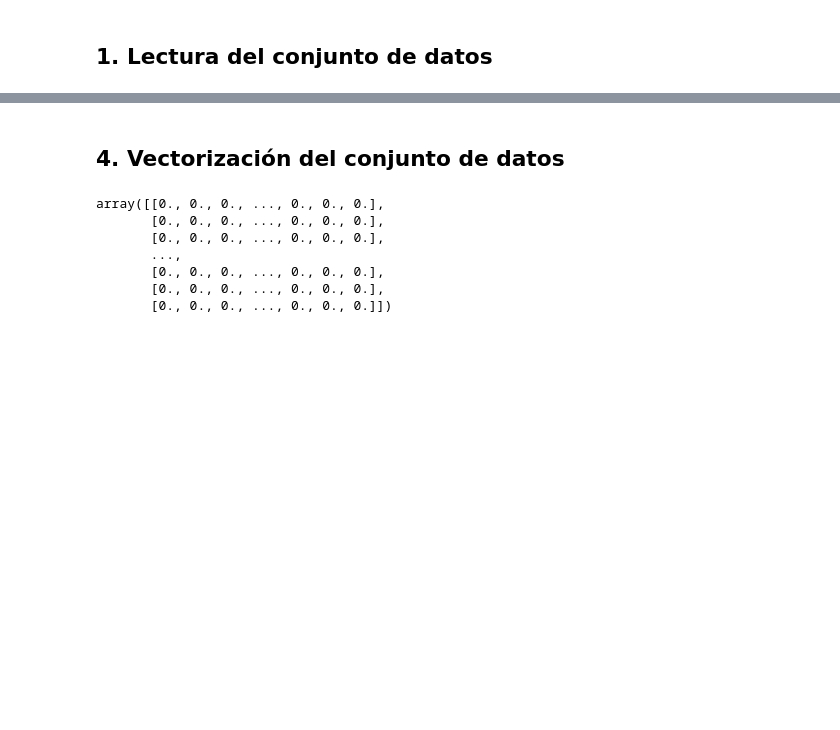
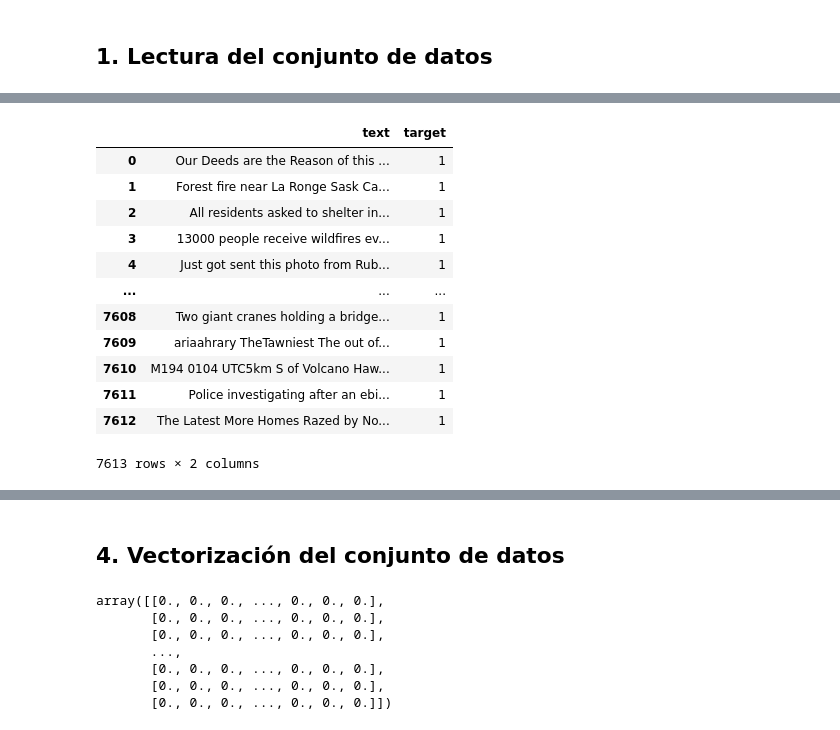
Before and after one commit to Enric-Gil-Gallen/NPL-with-Disaster-Tweets, a Jupyter notebook: notebooks/1-EDA/1-Praparacion_dataset.ipynb, the cells around one changed output, grey strips where cells are left out. Saved outputs shown, nothing was run; the diff lists cells and outputs as text; code cells hidden in the pictures; blank space fills up the shorter version.

```diff
--- a/notebooks/1-EDA/1-Praparacion_dataset.ipynb
+++ b/notebooks/1-EDA/1-Praparacion_dataset.ipynb
@@ -360,0 +61,17 @@ plt.show()
+# %%
+df_filtered.drop(axis=1, columns=["id", "keyword", "location"], inplace=True)
+df_filtered
+# %% [output]
+|  | text | target |
+| 0 | Our Deeds are the Reason of this ... | 1 |
+| 1 | Forest fire near La Ronge Sask Ca... | 1 |
+| 2 | All residents asked to shelter in... | 1 |
+| 3 | 13000 people receive wildfires ev... | 1 |
+| 4 | Just got sent this photo from Rub... | 1 |
+| ... | ... | ... |
+| 7608 | Two giant cranes holding a bridge... | 1 |
+| 7609 | ariaahrary TheTawniest The out of... | 1 |
+| 7610 | M194 0104 UTC5km S of Volcano Haw... | 1 |
+| 7611 | Police investigating after an ebi... | 1 |
+| 7612 | The Latest More Homes Razed by No... | 1 |
+7613 rows × 2 columns
```
Also changed, not shown: parts of 55 cells of this notebook, 3 other files.
